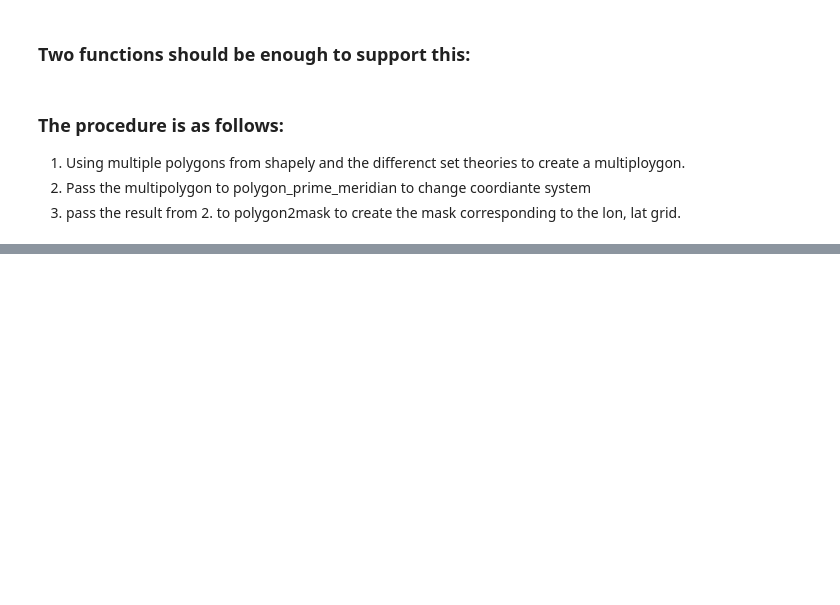
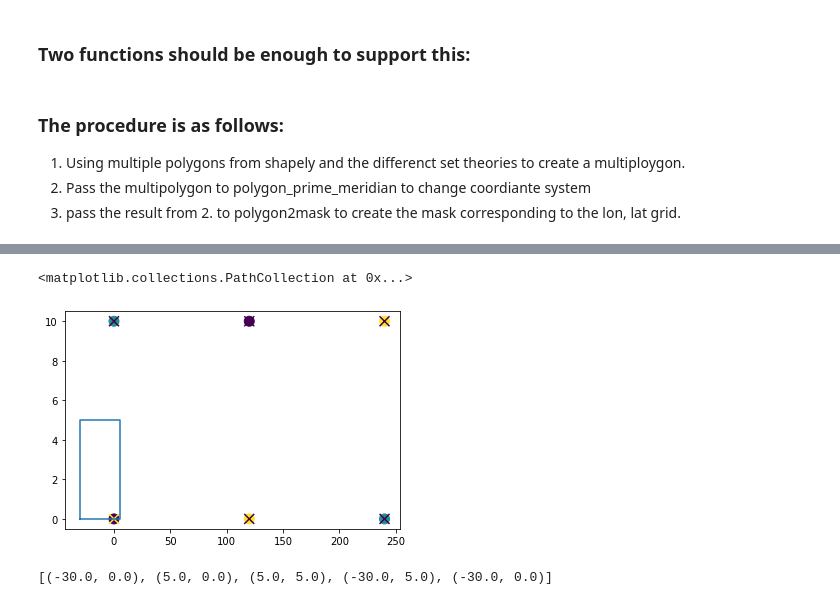
Before and after one commit to MarcoLandtHayen/climate_index_collection, a Jupyter notebook: notebooks/2022-08-25_shapely_masking_PoC.ipynb, the cells around one changed output, grey strips where cells are left out. Cells and saved outputs as stored; diff of their text form; code cells hidden in the pictures; blank space fills up the shorter version.

```diff
--- a/notebooks/2022-08-25_shapely_masking_PoC.ipynb
+++ b/notebooks/2022-08-25_shapely_masking_PoC.ipynb
@@ -312,0 +442,35 @@ for temp_pg in polygon_prime_meridian(weird_polygon).geoms :
+# %%
+data_set = xr.Dataset(
+    coords={
+        "lat": [
+            0.0,
+            10,
+        ],
+        "lon": [
+            0.0,
+            120.0,
+            240.0,
+        ],
+    }
+)
+data_set["test"] = (("lat", "lon"), [[3,5,7], [3,5,7]])
+pg = Polygon([
+    (-30, 0),
+    (5, 0),
+    (5, 5),
+    (-30, 5)
+])
+mask = polygon2mask(data_set, pg)
+# %%
+lon_2d, lat_2d = xr.broadcast(data_set.coords["lon"], data_set.coords["lat"])
+plt.scatter(lon_2d, lat_2d, s = 100, c = data_set.test)
+plt.plot(*pg.exterior.xy)
+plt.scatter(lon_2d, lat_2d, s = 100, c = mask, marker = "x")
+# %% [output]
+<matplotlib.collections.PathCollection at 0x...>
+[figure, added]
+# %%
+x,y = pg.exterior.coords.xy
+[(xx, yy) for xx, yy in zip(x,y)]
+# %% [output]
+[(-30.0, 0.0), (5.0, 0.0), (5.0, 5.0), (-30.0, 5.0), (-30.0, 0.0)]
```
Also changed, not shown: parts of 10 cells of this notebook, 2 other files.
